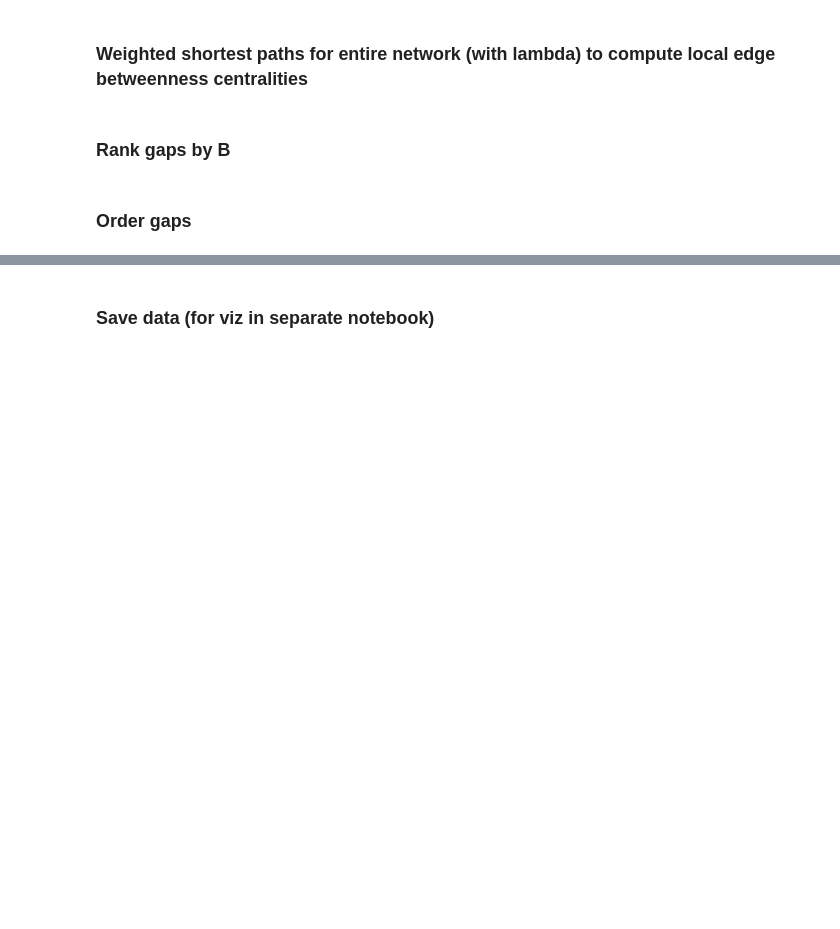
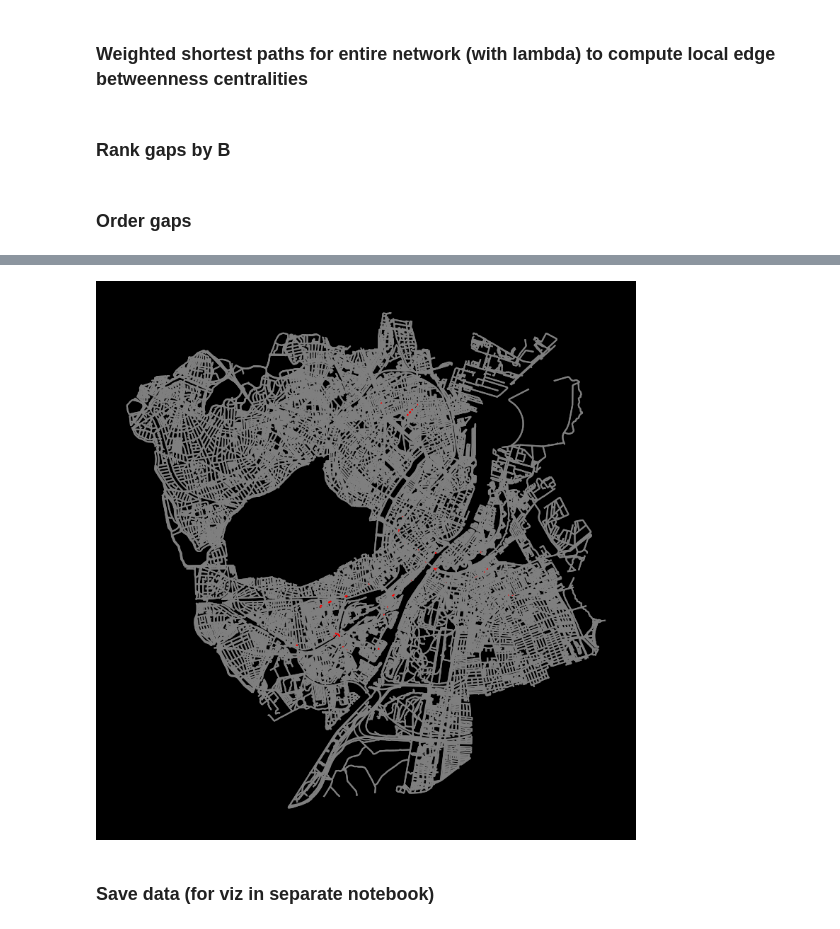
Before and after one commit to BikeNetKit/FixBikeNet, a Jupyter notebook: FixBikeMVP.ipynb, the cells around one changed output, grey strips where cells are left out. Cells and saved outputs as stored; diff of their text form; code cells hidden in the pictures; blank space fills up the shorter version.

```diff
--- a/FixBikeMVP.ipynb
+++ b/FixBikeMVP.ipynb
@@ -153,0 +195,3 @@ ax.set_axis_off()
+# %%
+df["source"] = [t[0] for t in df.gap]
+df["target"] = [t[1] for t in df.gap]
@@ -153,0 +214,2 @@ ax.set_axis_off()
+# %%
+df["edge_list"] = df.nodelist.apply(lambda x: get_correct_edgetuples(edges_gdf, x))
@@ -153,0 +232,4 @@ ax.set_axis_off()
+# %%
+edges_gdf = edges_gdf.loc[:,:,0].copy()
+# %%
+gdf = create_gdf_with_geoms(df, edges_gdf)
@@ -153,0 +252,7 @@ ax.set_axis_off()
+# %%
+fig, ax = plt.subplots(1,1, figsize=(10,10))
+edges_gdf.plot(ax=ax,markersize=0.1, color = "grey")
+gdf.plot(ax=ax, markersize=2, color = "red")
+ax.set_axis_off()
+# %% [output]
+[figure, added]
```
Also changed, not shown: parts of 14 cells of this notebook, 1 other file.
